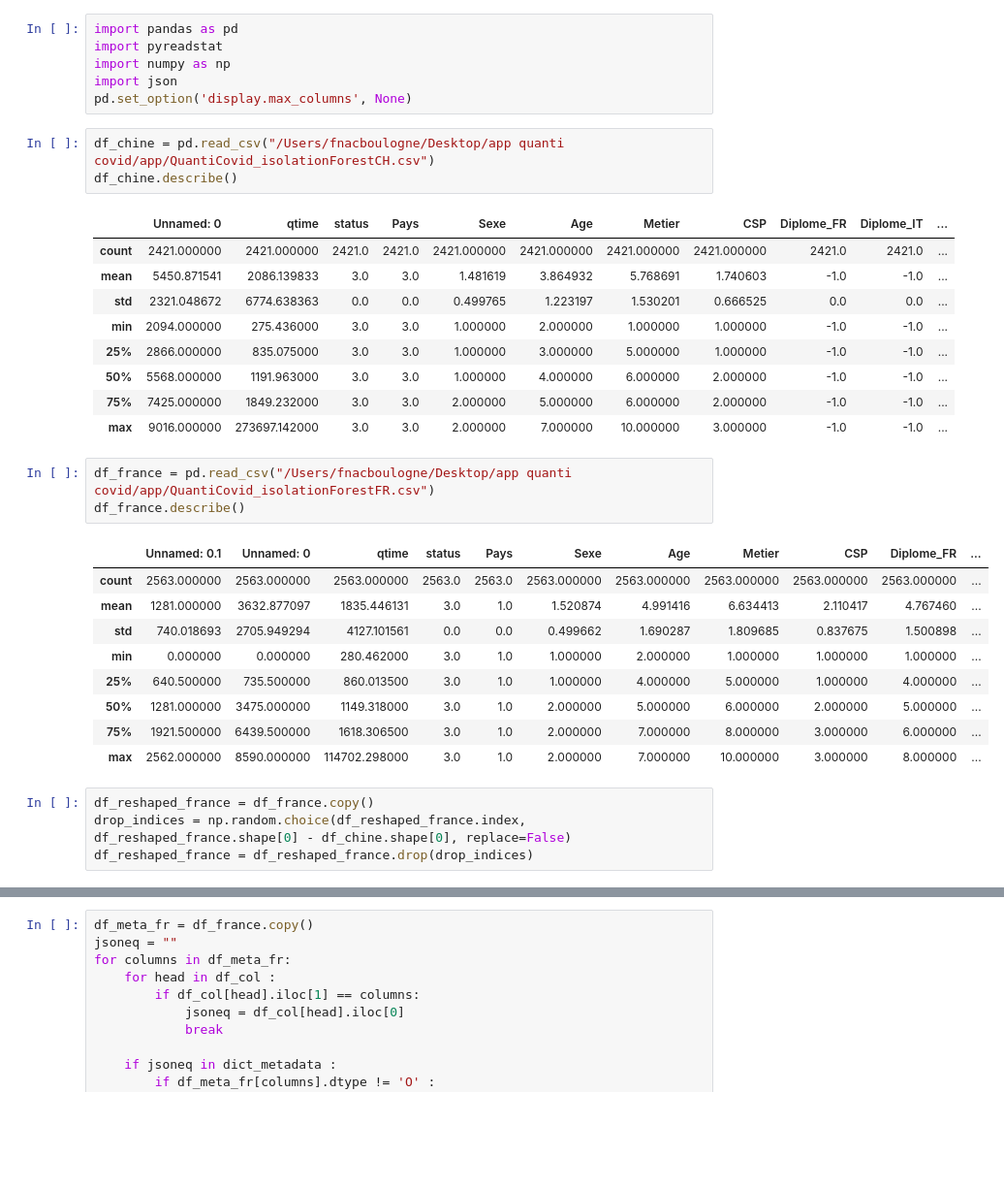
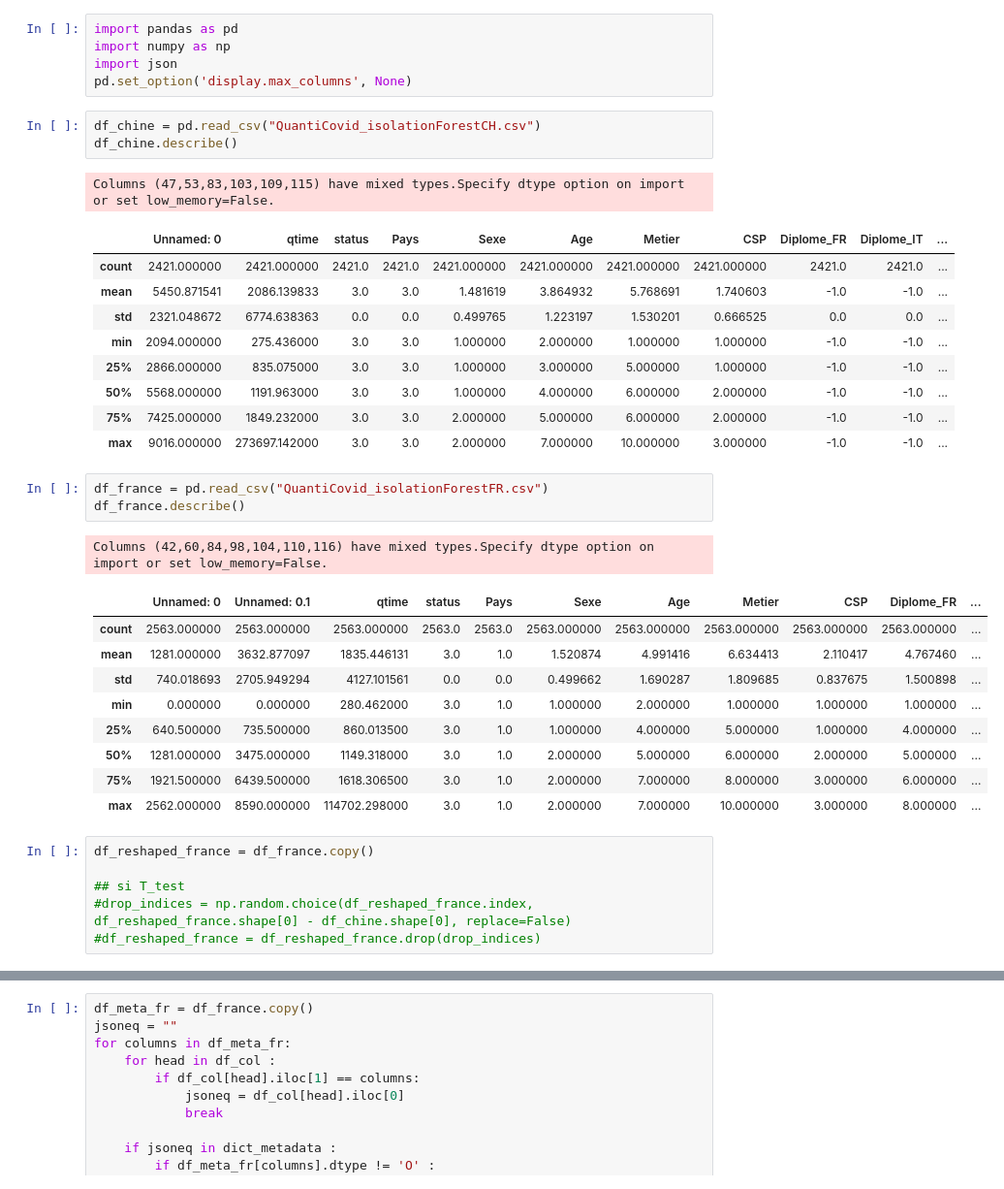
Before and after one commit to Axle-Bucamp/QuantiCovid_Process, a Jupyter notebook: statistique_descriptive_FR-CH.ipynb, the cells around one changed output, grey strips where cells are left out. Shown at 97% size. Drawn from its saved outputs; the diff is of its cells as text; blank space fills up the shorter version.

```diff
--- a/statistique_descriptive_FR-CH.ipynb
+++ b/statistique_descriptive_FR-CH.ipynb
@@ -1,13 +1,13 @@
 # %%
 import pandas as pd
-import pyreadstat
 import numpy as np
 import json
 pd.set_option('display.max_columns', None)
 # %%
-df_chine = pd.read_csv("/Users/fnacboulogne/Desktop/app quanti covid/app/QuantiCovid_isolationForestCH.csv")
+df_chine = pd.read_csv("QuantiCovid_isolationForestCH.csv")
 df_chine.describe()
 # %% [output]
+Columns (47,53,83,103,109,115) have mixed types.Specify dtype option on import or set low_memory=False.
 |  | Unnamed: 0 | qtime | status | Pays | Sexe | Age | Metier | CSP | Diplome_FR | Diplome_IT | ... |
 | count | 2421.000000 | 2421.000000 | 2421.0 | 2421.0 | 2421.000000 | 2421.000000 | 2421.000000 | 2421.000000 | 2421.0 | 2421.0 | ... |
 | mean | 5450.871541 | 2086.139833 | 3.0 | 3.0 | 1.481619 | 3.864932 | 5.768691 | 1.740603 | -1.0 | -1.0 | ... |
@@ -18,10 +18,11 @@ df_chine.describe()
 | 75% | 7425.000000 | 1849.232000 | 3.0 | 3.0 | 2.000000 | 5.000000 | 6.000000 | 2.000000 | -1.0 | -1.0 | ... |
 | max | 9016.000000 | 273697.142000 | 3.0 | 3.0 | 2.000000 | 7.000000 | 10.000000 | 3.000000 | -1.0 | -1.0 | ... |
 # %%
-df_france = pd.read_csv("/Users/fnacboulogne/Desktop/app quanti covid/app/QuantiCovid_isolationForestFR.csv")
+df_france = pd.read_csv("QuantiCovid_isolationForestFR.csv")
 df_france.describe()
 # %% [output]
+Columns (42,60,84,98,104,110,116) have mixed types.Specify dtype option on import or set low_memory=False.
-|  | Unnamed: 0.1 | Unnamed: 0 | qtime | status | Pays | Sexe | Age | Metier | CSP | Diplome_FR | ... |
+|  | Unnamed: 0 | Unnamed: 0.1 | qtime | status | Pays | Sexe | Age | Metier | CSP | Diplome_FR | ... |
 | count | 2563.000000 | 2563.000000 | 2563.000000 | 2563.0 | 2563.0 | 2563.000000 | 2563.000000 | 2563.000000 | 2563.000000 | 2563.000000 | ... |
 | mean | 1281.000000 | 3632.877097 | 1835.446131 | 3.0 | 1.0 | 1.520874 | 4.991416 | 6.634413 | 2.110417 | 4.767460 | ... |
 | std | 740.018693 | 2705.949294 | 4127.101561 | 0.0 | 0.0 | 0.499662 | 1.690287 | 1.809685 | 0.837675 | 1.500898 | ... |
@@ -32,8 +33,10 @@ df_france.describe()
 | max | 2562.000000 | 8590.000000 | 114702.298000 | 3.0 | 1.0 | 2.000000 | 7.000000 | 10.000000 | 3.000000 | 8.000000 | ... |
 # %%
 df_reshaped_france = df_france.copy()
-drop_indices = np.random.choice(df_reshaped_france.index, df_reshaped_france.shape[0] - df_chine.shape[0], replace=False)
-df_reshaped_france = df_reshaped_france.drop(drop_indices)
+
+## si T_test
+#drop_indices = np.random.choice(df_reshaped_france.index, df_reshaped_france.shape[0] - df_chine.shape[0], replace=False)
+#df_reshaped_france = df_reshaped_france.drop(drop_indices)
 # %%
 from scipy.stats import ttest_ind
 from scipy.stats import chi2_contingency
```
Also changed, not shown: parts of 6 cells of this notebook.
